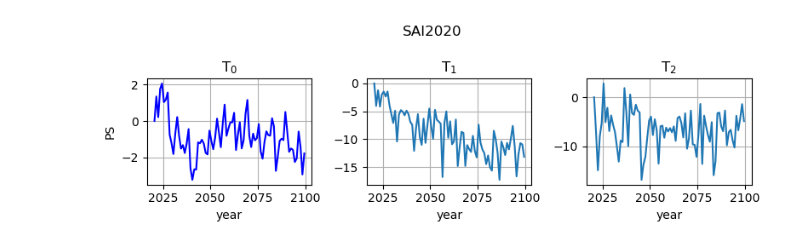
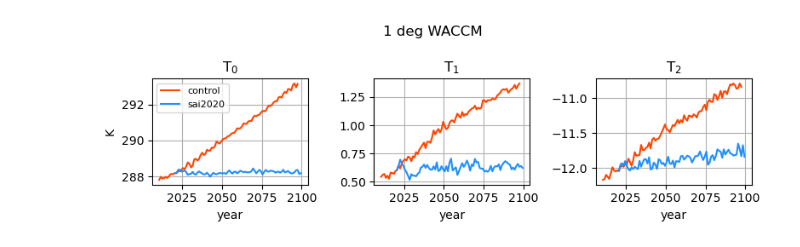
Before and after one commit to JdeJong96/CESM-CAM_SAI, a Jupyter notebook: results/CESM1.0.4results.ipynb, the cells around one changed output. Cells and saved outputs as stored; diff of their text form; code cells hidden in the pictures.

```diff
--- a/results/CESM1.0.4results.ipynb
+++ b/results/CESM1.0.4results.ipynb
@@ -122,0 +145,22 @@ waccm_sai = T0_T1_T2(ds)
+# %%
+%%time
+# Calculate annual mean T0, T1 and T2
+
+# low resolution WACCM
+T_lresWACCM = {}
+for exp in lresWACCM:
+    T_lresWACCM[exp] = T0_T1_T2(lresWACCM[exp])
+    T_lresWACCM[exp] = {k:v.coarsen(time=12).mean() for k,v in T_lresWACCM[exp].items()}
+
+# low resolution CAM
+T_lresCAM = {}
+for exp in lresCAM:
+    T_lresCAM[exp] = T0_T1_T2(lresCAM[exp])
+    T_lresCAM[exp] = {k:v.coarsen(time=12).mean() for k,v in T_lresCAM[exp].items()}
+
+# medium resolution CAM
+T_mresCAM = {}
+for exp in mresCAM:
+    T_mresCAM[exp] = T0_T1_T2(mresCAM[exp])
+    if exp in ['spinup','sai2020']:
+        T_mresCAM[exp] = {k:v.coarsen(time=12).mean() for k,v in T_mresCAM[exp].items()}
@@ -123,19 +170,26 @@ waccm_sai = T0_T1_T2(ds)
 # %%
-cols = ['firebrick', 'navy', 'orangered', 'dodgerblue']
-labels = ['CAM-Control', 'CAM-SAI 2020', 'WACCM-Control', 'WACCM-SAI 2020']
-data = [cam_cnt, cam_sai, waccm_cnt, waccm_sai]
+cols = ['orangered','dodgerblue']
+labels = ['control','sai2020']
+fig, ax = plt.subplots(1,3, figsize=(8,2.5), sharex=True)
 
-fig, ax = plt.subplots(1,3, figsize=(8,2.5), sharex=True)
-(waccm_sai['T0']-waccm_sai['T0'][0]).plot(ax=ax[0], c='b')
-(waccm_sai['T1']-waccm_sai['T1'][0]).plot(ax=ax[1])
-(waccm_sai['T2']-waccm_sai['T2'][0]).plot(ax=ax[2])
+for e,exp in enumerate(T_lresWACCM):
+    (T_lresWACCM[exp]['T0']).plot(ax=ax[0], label=labels[e], c=cols[e])
+
+for e,exp in enumerate(T_lresWACCM):
+    (T_lresWACCM[exp]['T1']).plot(ax=ax[1], label=labels[e], c=cols[e])
+
+for e,exp in enumerate(T_lresWACCM):
+    (T_lresWACCM[exp]['T2']).plot(ax=ax[2], label=labels[e], c=cols[e])
+
 ax[0].set_title(r'T$_0$')
 ax[1].set_title(r'T$_1$')
 ax[2].set_title(r'T$_2$')
+ax[0].set_ylabel('K')
+ax[0].legend(prop={'size':8})
 for axi in ax:
     axi.grid()
     axi.set_xlabel('year')
-fig.suptitle('SAI2020')
+fig.suptitle('1 deg WACCM')
 plt.tight_layout()
 # %% [output]
-[figure, old version]
+[figure, new version]
```
Also changed, not shown: parts of 14 cells of this notebook.
